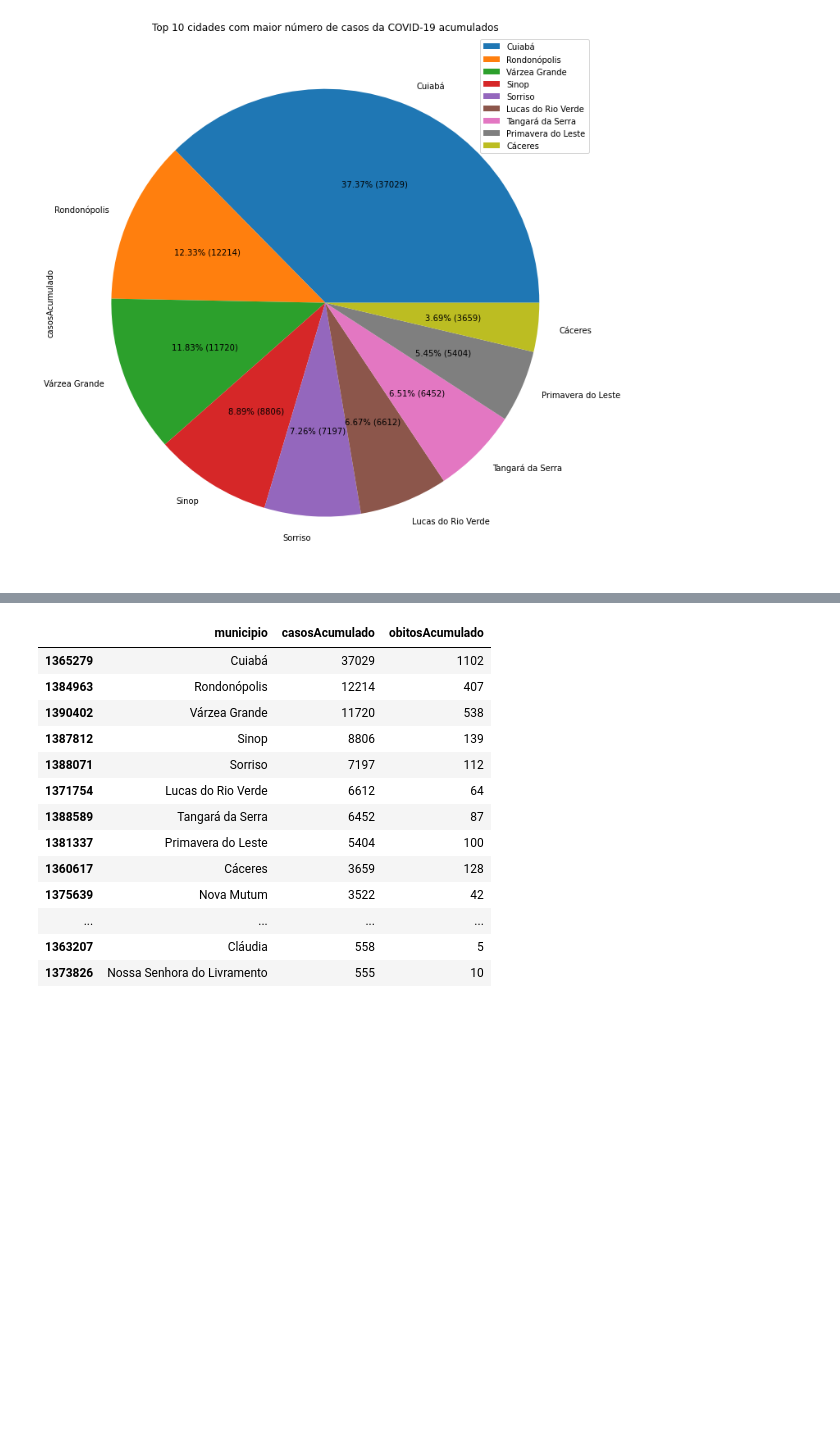
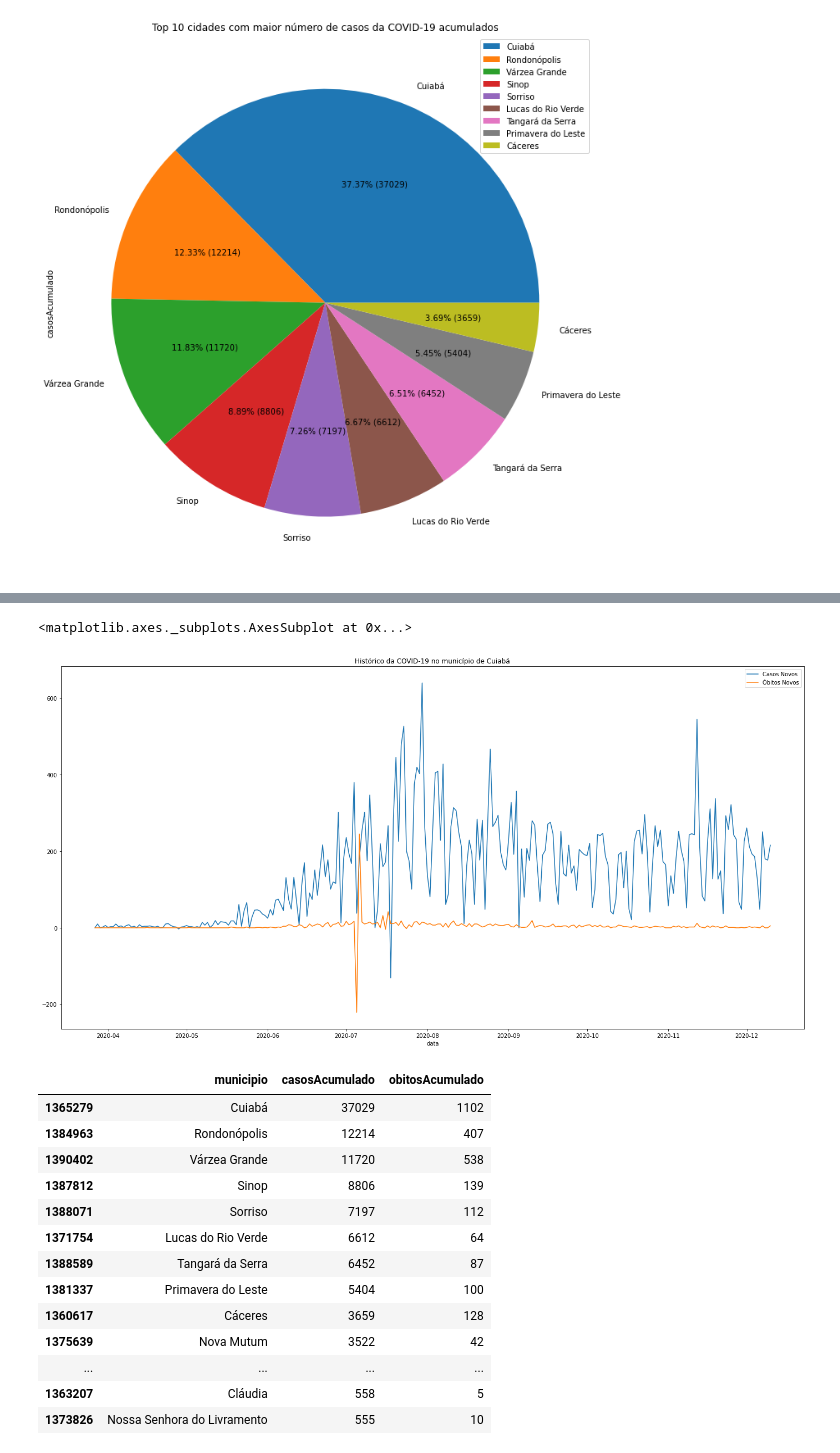
Before and after one commit to marck7jr/sad-exame-final, a Jupyter notebook: notebooks/python-covid-19-mt-oficial.ipynb, the cells around one changed output, grey strips where cells are left out. Cells and saved outputs as stored; diff of their text form; code cells hidden in the pictures; blank space fills up the shorter version.

```diff
--- a/notebooks/python-covid-19-mt-oficial.ipynb
+++ b/notebooks/python-covid-19-mt-oficial.ipynb
@@ -78,3 +78,8 @@ df_by_municipio.plot(figsize=(12,12), x='data', y='casosAcumulado', title=f'Hist
+# %%
+df_by_municipio.plot(figsize=(24,12), x='data', y=['casosNovos', 'obitosNovos'], label=['Casos Novos', 'Óbitos Novos'], title=f'Histórico da COVID-19 no município de {municipio}')
+# %% [output]
+<matplotlib.axes._subplots.AxesSubplot at 0x...>
+[figure, added]
 # %%
 df_by_date_top_50[['municipio', 'casosAcumulado', 'obitosAcumulado']].sort_values(by='casosAcumulado', ascending=False).style.background_gradient(cmap='coolwarm')
 # %% [output]
```
Also changed, not shown: parts of 2 cells of this notebook.
